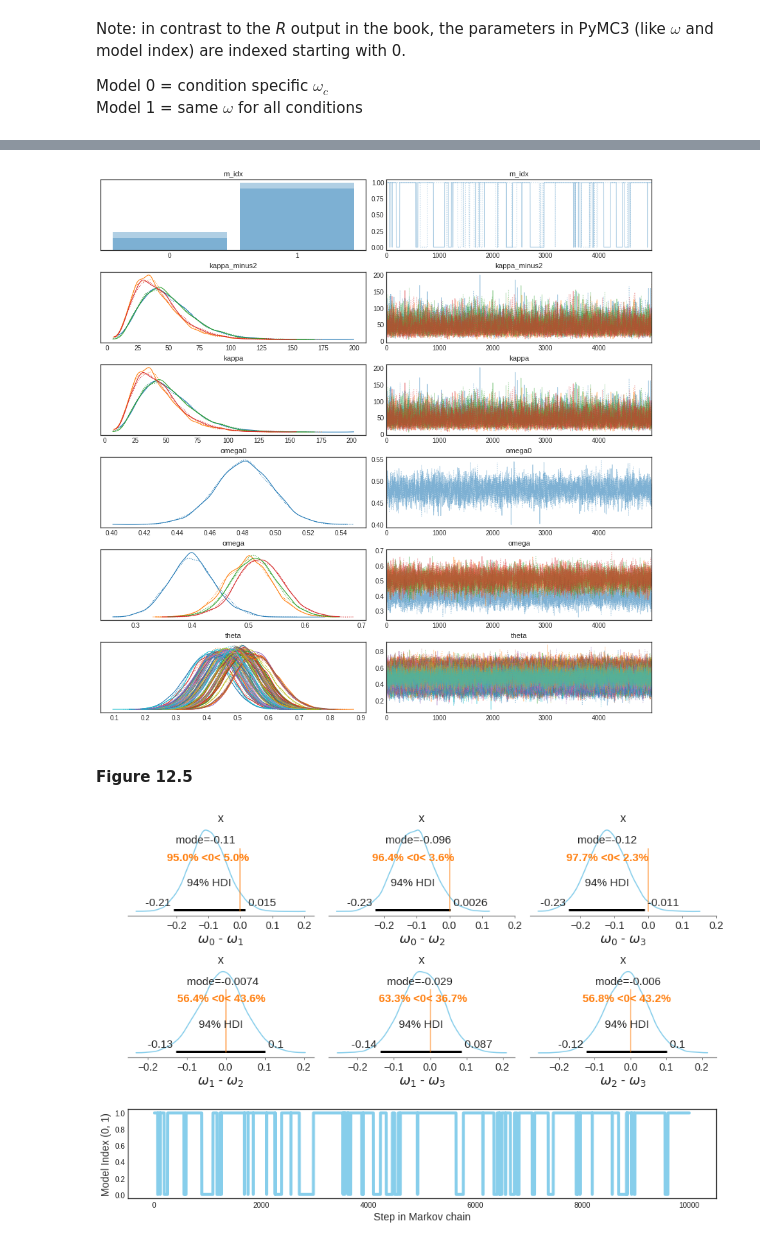
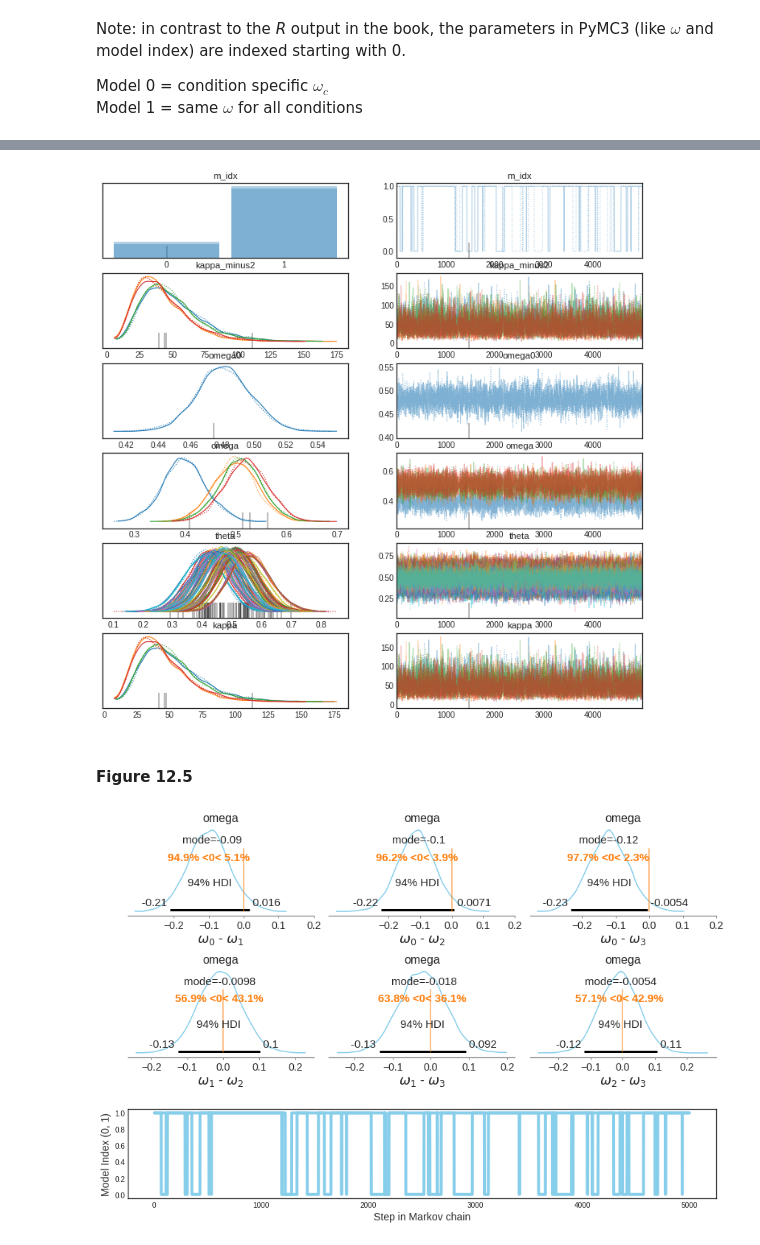
Before and after one commit to blue-worm/DBDA-python, a Jupyter notebook: Notebooks/Chapter 12.ipynb, the cells around one changed output, grey strips where cells are left out. Cells and saved outputs as stored; diff of their text form; code cells hidden in the pictures.

```diff
--- a/Notebooks/Chapter 12.ipynb
+++ b/Notebooks/Chapter 12.ipynb
@@ -108,12 +108,12 @@ with pm.Model() as model_1:
     aP, bP = 1., 1.
 
     # Pseudo- and true priors for model 1.
-    a0 = tt.as_tensor([.48*500, aP])
-    b0 = tt.as_tensor([(1-.48)*500, bP])
+    a0 = at.as_tensor([.48*500, aP])
+    b0 = at.as_tensor([(1-.48)*500, bP])
 
     # True and pseudopriors for model 0
-    a = tt.as_tensor(np.c_[np.tile(aP, 4), [(.40*125), (.50*125), (.51*125), (.52*125)]])
-    b = tt.as_tensor(np.c_[np.tile(bP, 4), [(1-.40)*125, (1-.50)*125, (1-.51)*125, (1-.52)*125]])
+    a = at.as_tensor(np.c_[np.tile(aP, 4), [(.40*125), (.50*125), (.51*125), (.52*125)]])
+    b = at.as_tensor(np.c_[np.tile(bP, 4), [(1-.40)*125, (1-.50)*125, (1-.51)*125, (1-.52)*125]])
 
     # Prior on model index [0,1]
     m_idx = pm.Categorical('m_idx', np.asarray([.5, .5]))
@@ -155,7 +156,7 @@ The estimated number of effective samples is smaller than 200 for some parameter
 # %%
 az.plot_trace(trace1);
 # %% [output]
-[figure, old version]
+[figure, new version]
 # %% [markdown]
 #### Figure 12.5
 # %%
@@ -163,33 +164,34 @@ fig = plt.figure(figsize=(12,8))
 
 # Define gridspec
 gs = gridspec.GridSpec(3, 3)
 ax1 = plt.subplot(gs[0,0])
 ax2 = plt.subplot(gs[0,1])
 ax3 = plt.subplot(gs[0,2])
 ax4 = plt.subplot(gs[1,0])
 ax5 = plt.subplot(gs[1,1])
 ax6 = plt.subplot(gs[1,2])
 ax7 = plt.subplot(gs[2,:])
 
 # Group the first six axes in a list for easier access in loop below
 axes = [ax1, ax2, ax3, ax4, ax5, ax6]
 # Differences of posteriors to be displayed: omega x - omega y
 x = [0,0,0,1,1,2]
 y = [1,2,3,2,3,3]
 
 # Plot histograms
 for ax, a, b in zip(axes, x, y):
-    diff = trace1['omega'][:,a]-trace1['omega'][:,b]
+    diff = trace1.posterior['omega'].sel(omega_dim_0=a)-trace1.posterior['omega'].sel(omega_dim_0=b)
     az.plot_posterior(diff, ref_val=0, point_estimate='mode', color=color, ax=ax)
     ax.set_xlabel('$\omega_{}$ - $\omega_{}$'.format(a,b), fontdict={'size':18})
     ax.xaxis.set_ticks([-.2, -.1, 0.0, 0.1, 0.2])
 
 # Plot trace values of model index (0, 1)
-ax7.plot(np.arange(1, len(trace1['m_idx'])+1),trace1['m_idx'], color=color, linewidth=4)
+ax7.plot(np.arange(1, trace1.posterior['m_idx'].shape[1]+1),trace1.posterior.sel(chain=0)['m_idx'], color=color, linewidth=4)
+ax7.plot(np.arange(1, trace1.posterior['m_idx'].shape[1]+1),trace1.posterior.sel(chain=1)['m_idx'], color=color, linewidth=4)
 ax7.set_xlabel('Step in Markov chain', fontdict={'size':14})
 ax7.set_ylabel('Model Index (0, 1)', fontdict={'size':14})
 ax7.set_ylim(-0.05,1.05)
 
 fig.tight_layout()
 # %% [output]
-[figure, old version]
+[figure, new version]
```
Also changed, not shown: parts of 3 cells of this notebook.
